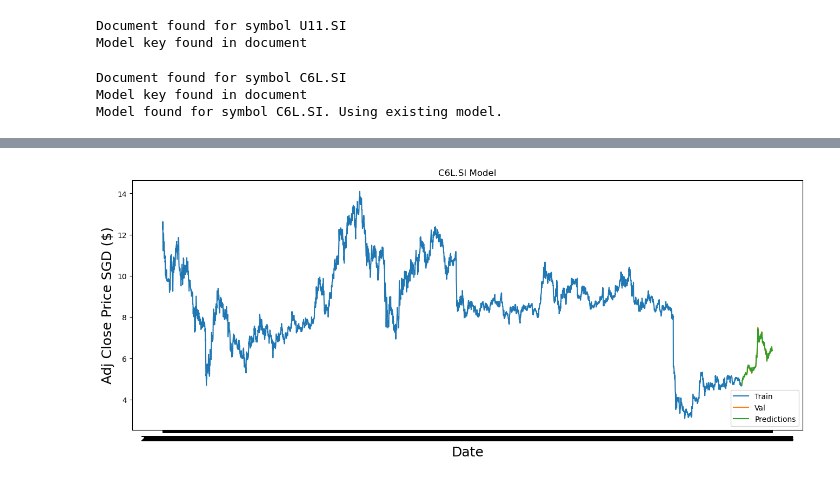
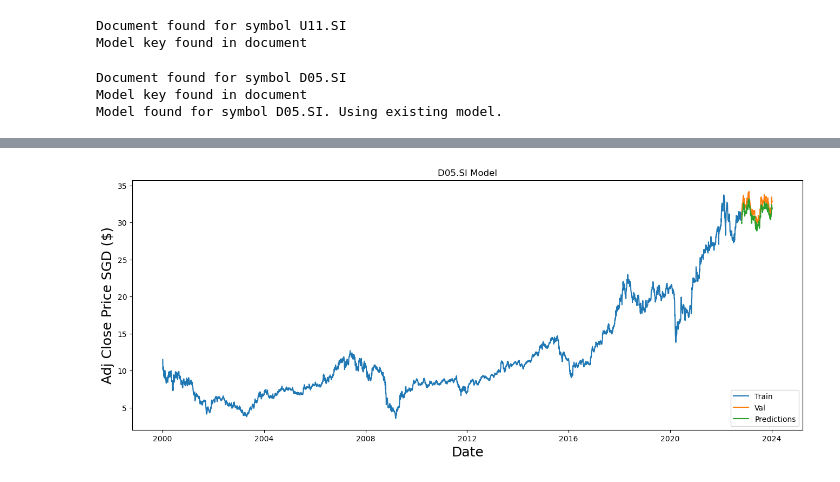
Before and after one commit to Darrel-Koh/Bulls-AI, a Jupyter notebook: mern/ML/modelTraining.ipynb, the cells around one changed output, grey strips where cells are left out. Cells and saved outputs as stored; diff of their text form; code cells hidden in the pictures.

Commit message:
updated visuals

```diff
--- a/mern/ML/modelTraining.ipynb
+++ b/mern/ML/modelTraining.ipynb
@@ -224,24 +224,25 @@ def connect_to_db():
     db = client['bullsai']
     return db
 
-def download_data(symbol):
+def download_data(symbol, start_date, end_date):
     db = connect_to_db()
     collection = db['ticker_data']
     data = collection.find_one({"symbol": symbol})
-
-    # if data is not None and 'transactions' in data:
-    #     df = pd.DataFrame(data['transactions'])
-    #     df = df.set_index('Date')
-    # else:
-    #     print(f"No data found for symbol {symbol}")
-    #     df = pd.DataFrame()
 
     if data is not None and 'transactions' in data:
         # Convert the data to a DataFrame
         dataDF = pd.DataFrame(data['transactions'])
         dataDF = dataDF.set_index('Date')
 
-    return dataDF
+        # Convert the index to datetime
+        dataDF.index = pd.to_datetime(dataDF.index)
+
+        # Filter the data for the date range
+        mask = (dataDF.index >= start_date) & (dataDF.index <= end_date)
+        dataDF = dataDF.loc[mask]
+        return dataDF
+
+    return None
 
 def create_dataset(data):
     data = data.filter(['Adj Close'])
@@ -303,6 +304,7 @@ def plot_data(data, training_data_len, predictions, symbol):
     plt.ylabel('Adj Close Price SGD ($)', fontsize=18)
     plt.plot(train['Adj Close'])
     plt.plot(valid[['Adj Close', 'Predictions']])
+    # plt.gcf().autofmt_xdate()  # update this line
     plt.legend(['Train', 'Val', 'Predictions'], loc='lower right')
     plt.show()
 
@@ -378,12 +380,16 @@ model = load_model_from_db(symbol)
 Document found for symbol U11.SI
 Model key found in document
 # %%
-def main():
-    symbol = "C6L.SI"
+def main(symbol, start_date, end_date):
     # model_path = f"models/{symbol}_model.h5"
 
     # Use the new download_data function
-    data = download_data(symbol)
+    data = download_data(symbol, start_date, end_date)
+
+    if data is None:
+        print(f"No data found on {symbol} Exiting.")
+        return
+
     dataset, training_data_len = create_dataset(data)
     scaled_data, scaler = scale_data(dataset)
 
@@ -411,8 +417,8 @@ def main():
     plot_data(data, training_data_len, predictions, symbol)
 
 if __name__ == "__main__":
-    main()
+    main("D05.SI", "2000-01-01", datetime.today())
 # %% [output]
-Document found for symbol C6L.SI
+Document found for symbol D05.SI
 Model key found in document
-Model found for symbol C6L.SI. Using existing model.
+Model found for symbol D05.SI. Using existing model.
@@ -423 +429 @@ Model found for symbol C6L.SI. Using existing model.
-[figure, old version]
+[figure, new version]
```
Also changed, not shown: parts of 1 cell of this notebook.
